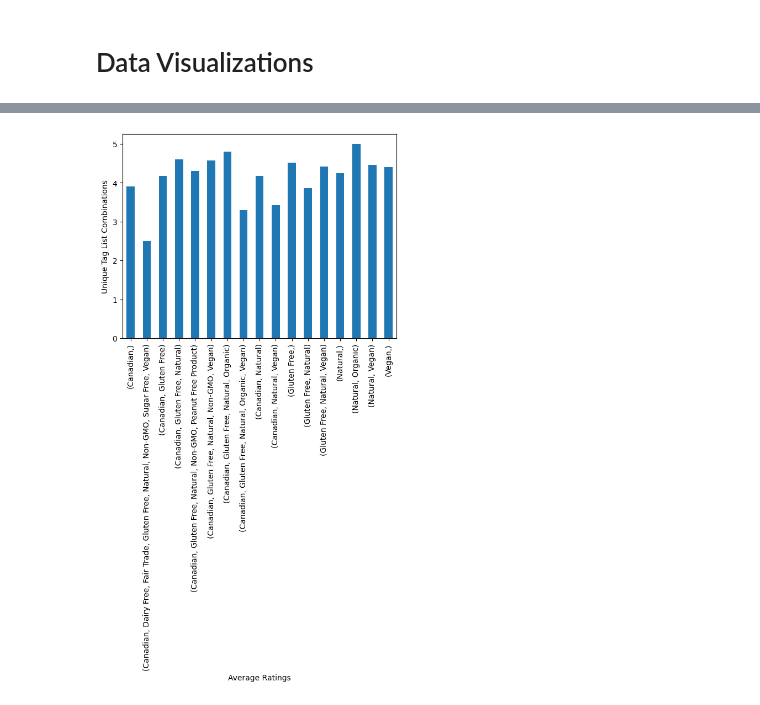
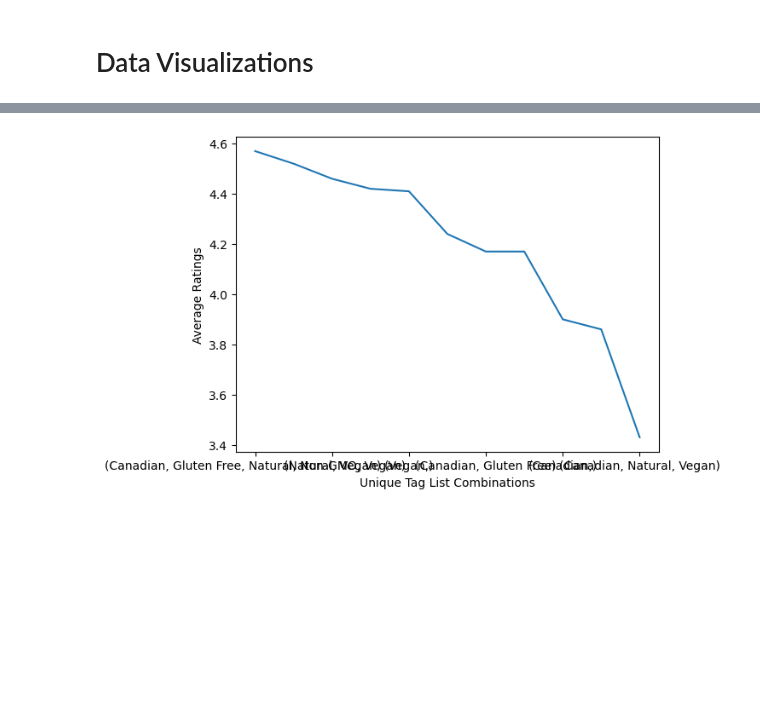
Before and after one commit to AmiJoba22/TEPP_Data_Project, a Jupyter notebook: notebooks/Sheryl_eda.ipynb, the cells around one changed output, grey strips where cells are left out. Drawn from its saved outputs; the diff is of its cells as text; code cells hidden in the pictures; blank space fills up the shorter version.

Commit message:
Sheryl's Visuals

```diff
--- a/notebooks/Sheryl_eda.ipynb
+++ b/notebooks/Sheryl_eda.ipynb
@@ -182,5 +184,7 @@ Text(0.5, 1.0, 'Tag List vs Ratings Count')
 # %%
-no_nan_values['more_than_two'] = no_nan_values['tag_list'].apply(len)
+no_nan_values['rating_count'] = no_nan_values.groupby('tag_list')['rating'].transform('count')
+more_than_two = no_nan_values[no_nan_values['rating_count'] > 2].copy()
+more_than_two
 # %% [output]
 A value is trying to be set on a copy of a slice from a DataFrame.
 Try using .loc[row_indexer,col_indexer] = value instead
@@ -190,9 +207,9 @@ See the caveats in the documentation: https://pandas.pydata.org/pandas-docs/stab
 # %%
 
-y = no_nan_values.groupby('tag_list')['rating'].mean().round(2)
-y.plot(kind= 'bar')
-plt.xlabel('Average Ratings')
-plt.ylabel('Unique Tag List Combinations')
+y = more_than_two.groupby('tag_list')['rating'].mean().round(2).sort_values(ascending=False)
+y.plot(kind= 'line')
+plt.xlabel('Unique Tag List Combinations')
+plt.ylabel('Average Ratings')
 plt.show()
 # %% [output]
-[figure, old version]
+[figure, new version]
```
Also changed, not shown: parts of 3 cells of this notebook.
